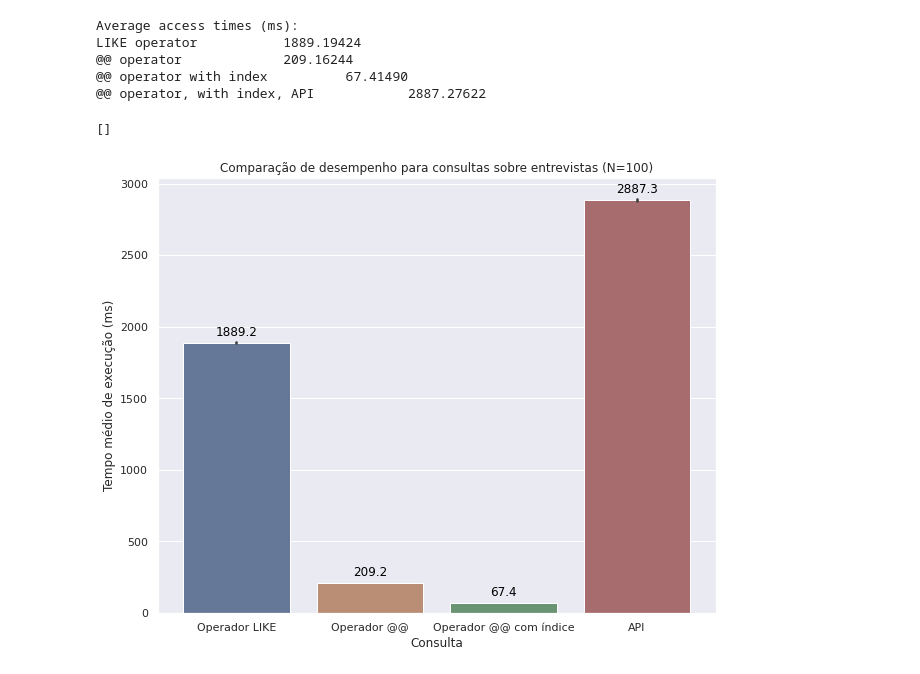
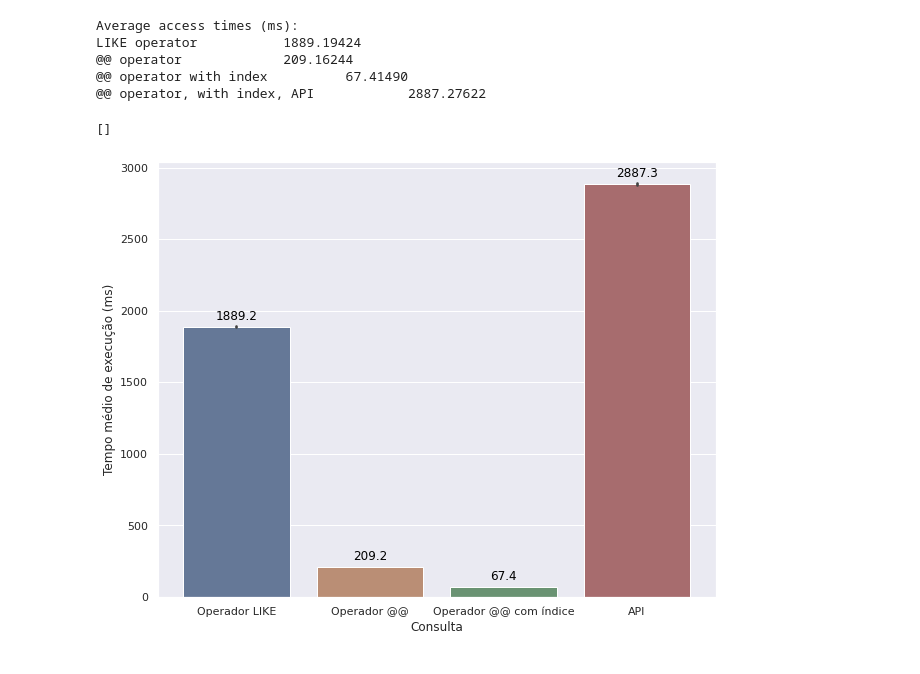
Before and after one commit to andremsouza/geo, a Jupyter notebook: database/test_perf.ipynb, the cells around one changed output. Cells and saved outputs as stored; diff of their text form; code cells hidden in the pictures.

Commit message:
Remove title of graph

```diff
--- a/database/test_perf.ipynb
+++ b/database/test_perf.ipynb
@@ -300,22 +300,22 @@ LIKE operator           1889.19424
 # %%
 import numpy as np
 import pandas as pd
 
 arr = np.array(times).T
 df = pd.DataFrame(arr, columns=labels)
 
 sns.set()
 plt.figure(figsize=(10, 8))
 #g = sns.barplot(data = times, units='ms')
 g = sns.barplot(data=df, units='ms', capsize=0, saturation=0.5)
 # g.set(yscale="log")
 for idx, i in enumerate(df.mean()):
     g.text(idx, i+50, round(i, 1), color='black', ha="center")
-plt.title("Comparação de desempenho para consultas sobre entrevistas (N=100)")
+# plt.title("Comparação de desempenho para consultas sobre entrevistas (N=100)")
 plt.xlabel("Consulta")
 plt.ylabel("Tempo médio de execução (ms)")
 plt.savefig('./perf.png')
 plt.plot()
 # %% [output]
 []
-[figure, old version]
+[figure, new version]
```
Also changed, not shown: 1 other file.
